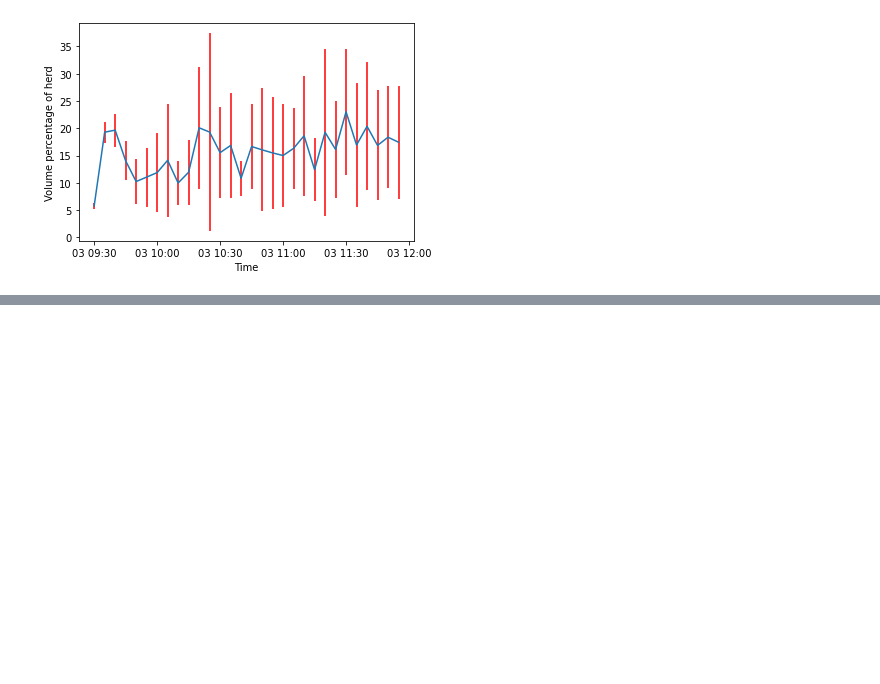
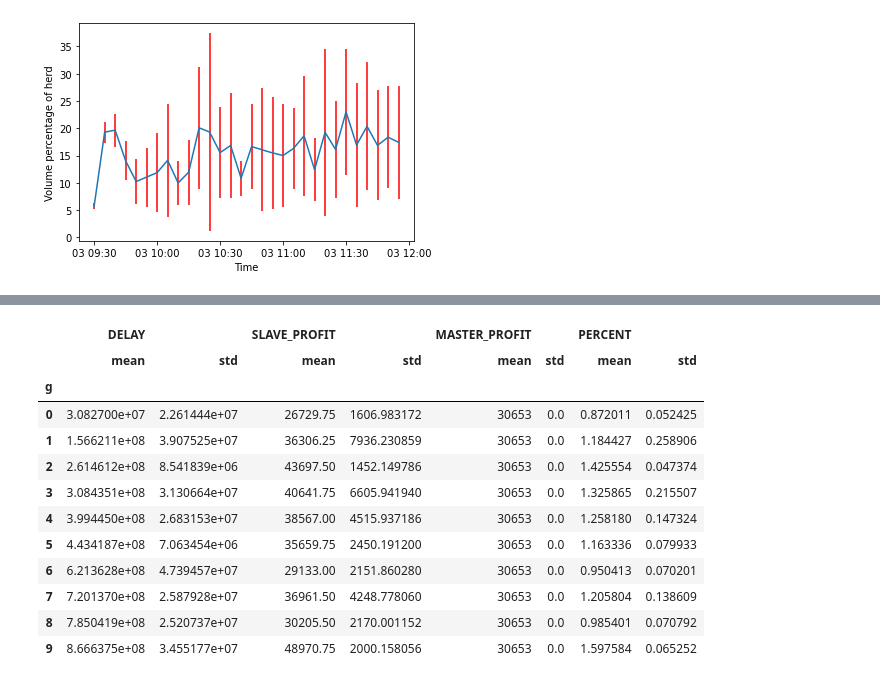
Before and after one commit to hogier/abides, a Jupyter notebook: explore.ipynb, the cells around one changed output, grey strips where cells are left out. Saved outputs shown, nothing was run; the diff lists cells and outputs as text; code cells hidden in the pictures; blank space fills up the shorter version.

```diff
--- a/explore.ipynb
+++ b/explore.ipynb
@@ -493,0 +535,18 @@ plt.show()
+# %%
+df['g'] = df.index//4
+temp = df.groupby('g').agg(['mean', 'std'])
+temp
+# %% [output]
+|  | DELAY |  | SLAVE_PROFIT |  | MASTER_PROFIT |  | PERCENT |  |
+|  | mean | std | mean | std | mean | std | mean | std |
+| g |  |  |  |  |  |  |  |  |
+| 0 | 3.082700e+07 | 2.261444e+07 | 26729.75 | 1606.983172 | 30653 | 0.0 | 0.872011 | 0.052425 |
+| 1 | 1.566211e+08 | 3.907525e+07 | 36306.25 | 7936.230859 | 30653 | 0.0 | 1.184427 | 0.258906 |
+| 2 | 2.614612e+08 | 8.541839e+06 | 43697.50 | 1452.149786 | 30653 | 0.0 | 1.425554 | 0.047374 |
+| 3 | 3.084351e+08 | 3.130664e+07 | 40641.75 | 6605.941940 | 30653 | 0.0 | 1.325865 | 0.215507 |
+| 4 | 3.994450e+08 | 2.683153e+07 | 38567.00 | 4515.937186 | 30653 | 0.0 | 1.258180 | 0.147324 |
+| 5 | 4.434187e+08 | 7.063454e+06 | 35659.75 | 2450.191200 | 30653 | 0.0 | 1.163336 | 0.079933 |
+| 6 | 6.213628e+08 | 4.739457e+07 | 29133.00 | 2151.860280 | 30653 | 0.0 | 0.950413 | 0.070201 |
+| 7 | 7.201370e+08 | 2.587928e+07 | 36961.50 | 4248.778060 | 30653 | 0.0 | 1.205804 | 0.138609 |
+| 8 | 7.850419e+08 | 2.520737e+07 | 30205.50 | 2170.001152 | 30653 | 0.0 | 0.985401 | 0.070792 |
+| 9 | 8.666375e+08 | 3.455177e+07 | 48970.75 | 2000.158056 | 30653 | 0.0 | 1.597584 | 0.065252 |
```
Also changed, not shown: parts of 8 cells of this notebook, 4 other files.
